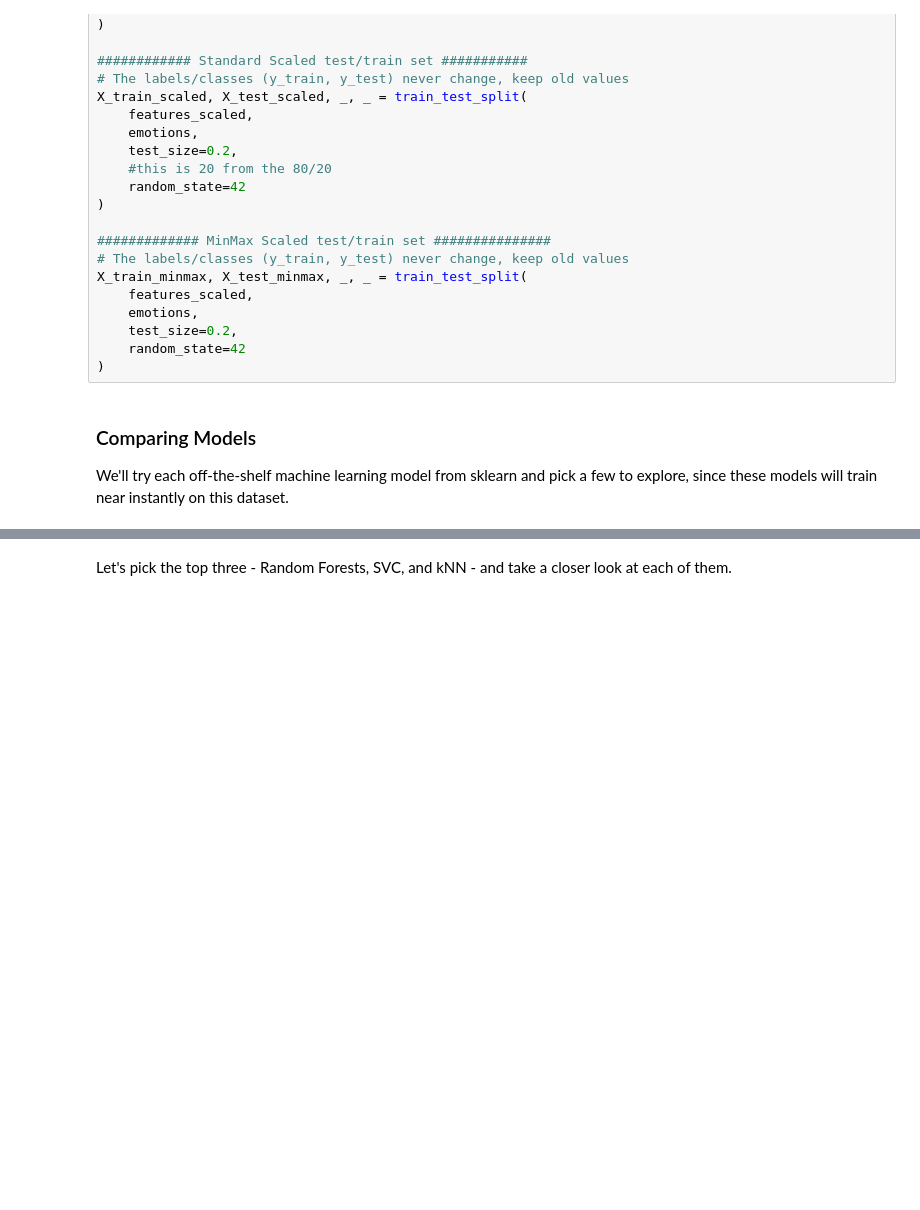
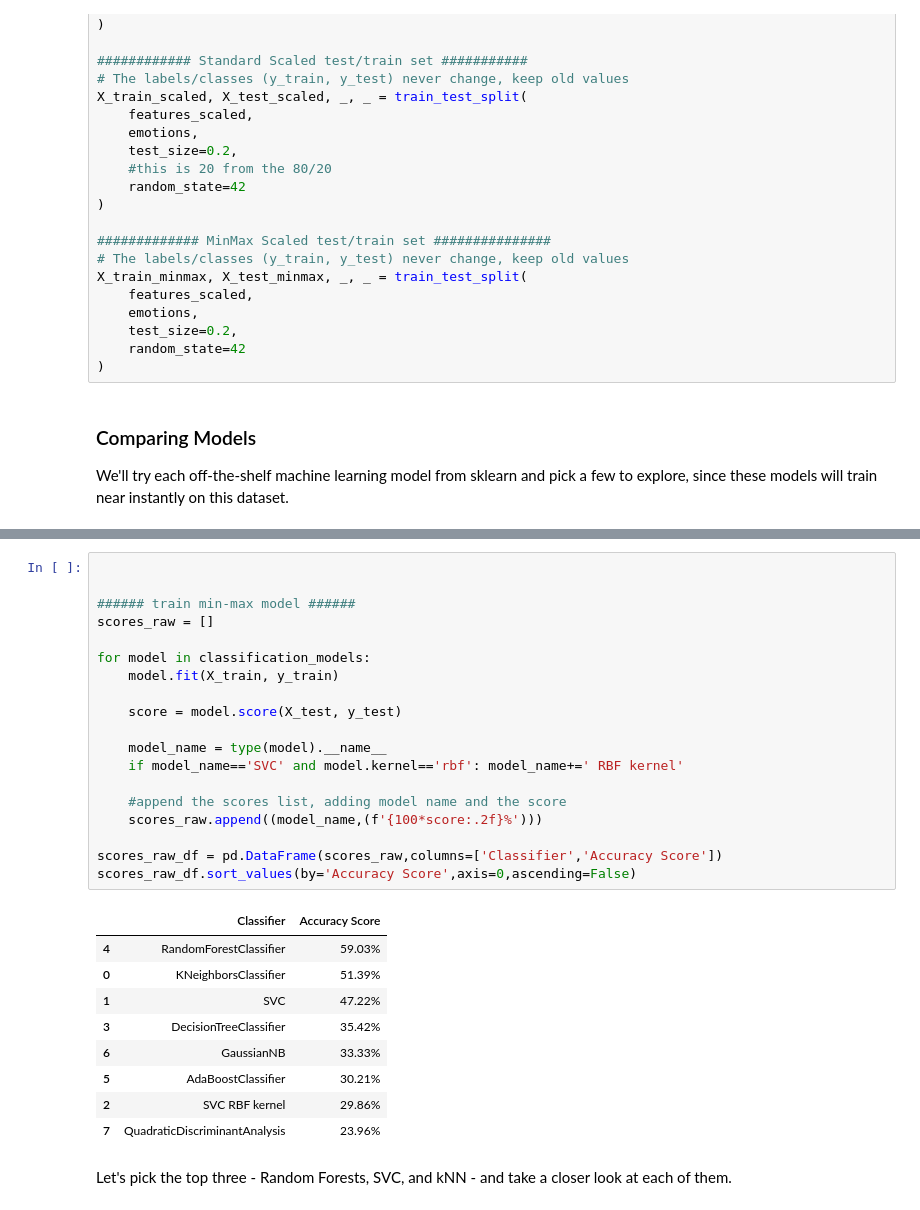
Before and after one commit to cirrus03/Week3-ClassicML, a Jupyter notebook: Week_3_MachineLearning.ipynb, the cells around one changed output, grey strips where cells are left out. Cells and saved outputs as stored; diff of their text form; blank space fills up the shorter version.

```diff
--- a/Week_3_MachineLearning.ipynb
+++ b/Week_3_MachineLearning.ipynb
@@ -549,3 +658,32 @@ scores_df.sort_values(by='Accuracy Score',axis=0,ascending=False)
+# %%
+
+
+###### train min-max model ######
+scores_raw = []
+
+for model in classification_models:
+    model.fit(X_train, y_train)
+
+    score = model.score(X_test, y_test)
+
+    model_name = type(model).__name__
+    if model_name=='SVC' and model.kernel=='rbf': model_name+=' RBF kernel'
+
+    #append the scores list, adding model name and the score
+    scores_raw.append((model_name,(f'{100*score:.2f}%')))
+
+scores_raw_df = pd.DataFrame(scores_raw,columns=['Classifier','Accuracy Score'])
+scores_raw_df.sort_values(by='Accuracy Score',axis=0,ascending=False)
+# %% [output]
+|  | Classifier | Accuracy Score |
+| 4 | RandomForestClassifier | 59.03% |
+| 0 | KNeighborsClassifier | 51.39% |
+| 1 | SVC | 47.22% |
+| 3 | DecisionTreeClassifier | 35.42% |
+| 6 | GaussianNB | 33.33% |
+| 5 | AdaBoostClassifier | 30.21% |
+| 2 | SVC RBF kernel | 29.86% |
+| 7 | QuadraticDiscriminantAnalysis | 23.96% |
 # %% [markdown]
 Let's pick the top three - Random Forests, SVC, and kNN - and take a closer look at each of them.
 # %% [markdown]
```
Also changed, not shown: parts of 8 cells of this notebook.
